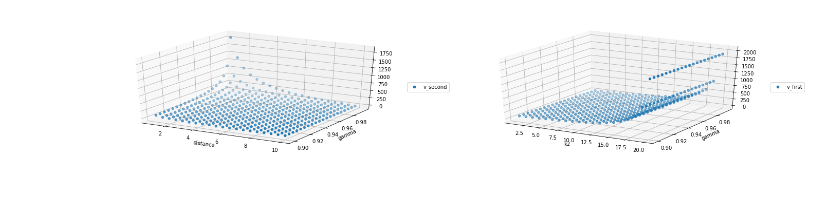
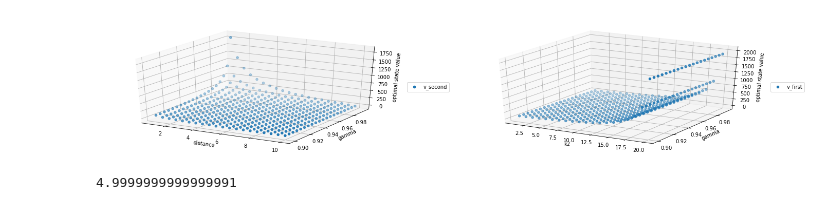
Before and after one commit to liinie/dppr, a Jupyter notebook: 2018-11-04 vop.ipynb, the cells around one changed output. Drawn from its saved outputs; the diff is of its cells as text; code cells hidden in the pictures.

```diff
--- a/2018-11-04 vop.ipynb
+++ b/2018-11-04 vop.ipynb
@@ -36,31 +36,37 @@ ax = fig.add_subplot(121, projection='3d')
 
 # ax.set_yticks()
 ax.set_xlabel("distance")
 ax.set_ylabel("gamma")
+ax.set_zlabel("optimal state value")
 x = d
 y = gamma
 x, y = np.meshgrid(x, y)
 z1 = V_fill.T
 
 scatter1 = ax.scatter(x, y, z1, label="v_second")
 plt.legend(loc='center left', bbox_to_anchor=(1, 0.5))
 
 ax = fig.add_subplot(122, projection='3d')
 g = 10
 k2 = np.arange(1, 21)
 x, y = np.meshgrid(k2, gamma)
 ax.set_xlabel("k2")
 ax.set_ylabel("gamma")
+ax.set_zlabel("optimal state value")
 z2 = np.zeros((len(x), len(y)))
 for i, k in enumerate(k2):
     for j, gam in enumerate(gamma):
         z2[i, j] = (1/(1-gam))*g - ((k + 1)/2)*(g - 1)
 
 scatter2 = ax.scatter(x, y, z2, label="v_first")
 
 
 plt.legend(loc='center left', bbox_to_anchor=(1, 0.5))
 plt.subplots_adjust(left=1, right=4, top=1, wspace=None, hspace=1)
 plt.show()
 # %% [output]
-[figure, old version]
+[figure, new version]
+# %%
+np.floor(1 / ((1 - 0.8) * 5))*10 - (1/(1-0.8))
+# %% [output]
+4.9999999999999991
```
Also changed, not shown: 3 other files.
